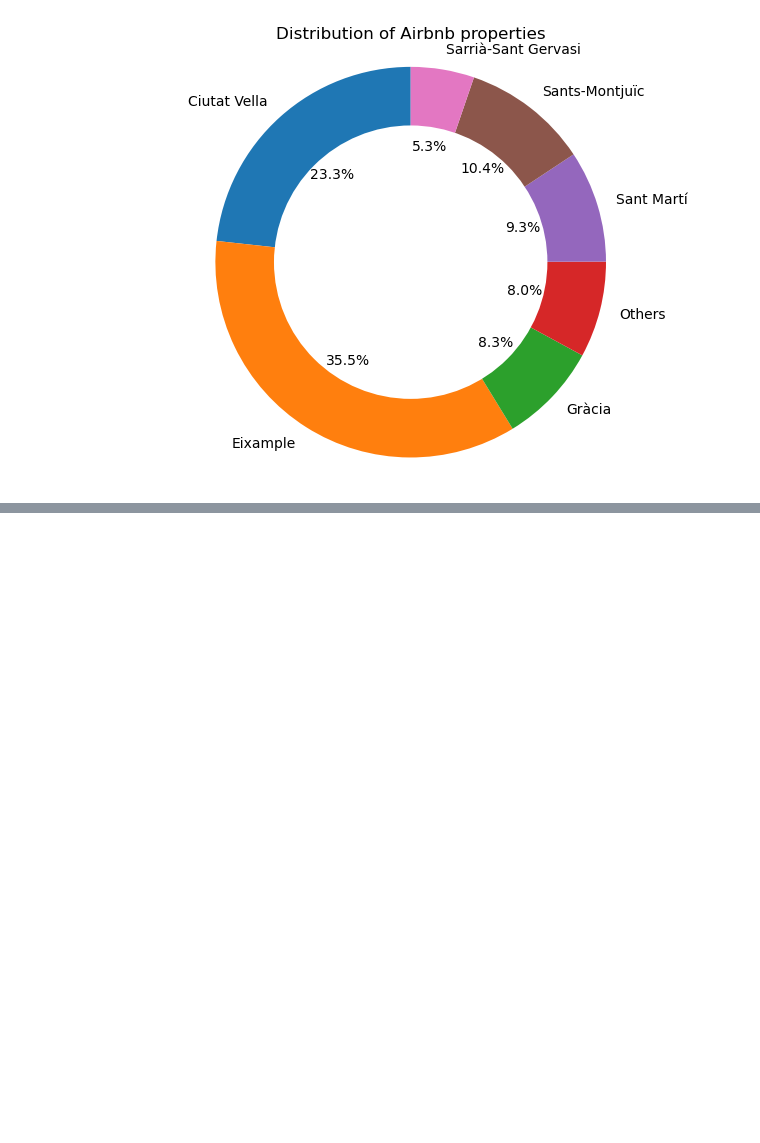
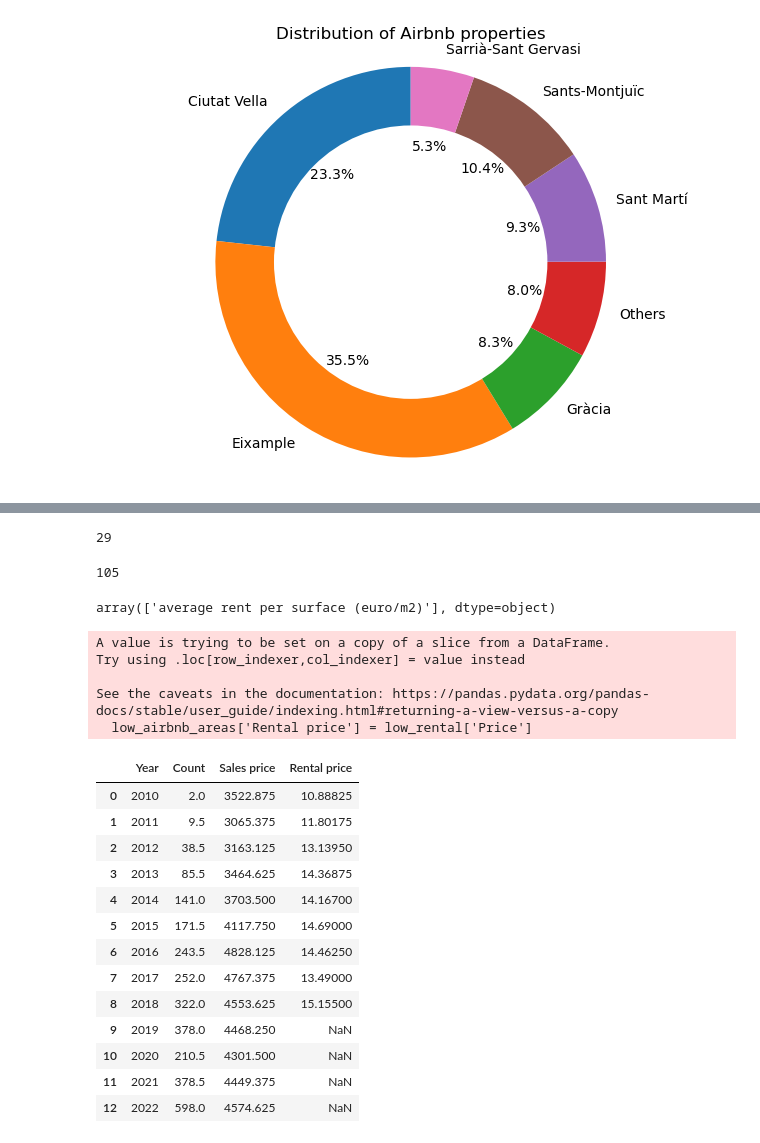
Before and after one commit to DanielColombaro/Smart-Cities, a Jupyter notebook: Barcelona_STR_analysis.ipynb, the cells around one changed output, grey strips where cells are left out. Saved outputs shown, nothing was run; the diff lists cells and outputs as text; code cells hidden in the pictures; blank space fills up the shorter version.

```diff
--- a/Barcelona_STR_analysis.ipynb
+++ b/Barcelona_STR_analysis.ipynb
@@ -676,0 +732,11 @@ plt.show()
+# %%
+len(listings_per_district) # 134
+len(high_airbnb_areas) # 29
+len(low_airbnb_areas) # 105
+# %% [output]
+29
+# %%
+low_airbnb_areas = pd.concat([listings_per_district, high_airbnb_areas]).drop_duplicates(keep=False)
+len(low_airbnb_areas)
+# %% [output]
+105
@@ -676,0 +752,7 @@ plt.show()
+# %%
+high_airbnb_areas['Sales price'] = high_sales['Media annuale']
+low_airbnb_areas['Sales price'] = low_sales['Media annuale']
+# %%
+rental['Average _rent'].unique()
+# %% [output]
+array(['average rent per surface (euro/m2)'], dtype=object)
@@ -676,0 +765,26 @@ plt.show()
+# %%
+high_airbnb_areas['Rental price'] = high_rental['Price']
+low_airbnb_areas['Rental price'] = low_rental['Price']
+# %% [output]
+A value is trying to be set on a copy of a slice from a DataFrame.
+Try using .loc[row_indexer,col_indexer] = value instead
+
+See the caveats in the documentation: https://pandas.pydata.org/pandas-docs/stable/user_guide/indexing.html#returning-a-view-versus-a-copy
+  low_airbnb_areas['Rental price'] = low_rental['Price']
+# %%
+high_airbnb_areas
+# %% [output]
+|  | Year | Count | Sales price | Rental price |
+| 0 | 2010 | 2.0 | 3522.875 | 10.88825 |
+| 1 | 2011 | 9.5 | 3065.375 | 11.80175 |
+| 2 | 2012 | 38.5 | 3163.125 | 13.13950 |
+| 3 | 2013 | 85.5 | 3464.625 | 14.36875 |
+| 4 | 2014 | 141.0 | 3703.500 | 14.16700 |
+| 5 | 2015 | 171.5 | 4117.750 | 14.69000 |
+| 6 | 2016 | 243.5 | 4828.125 | 14.46250 |
+| 7 | 2017 | 252.0 | 4767.375 | 13.49000 |
+| 8 | 2018 | 322.0 | 4553.625 | 15.15500 |
+| 9 | 2019 | 378.0 | 4468.250 | NaN |
+| 10 | 2020 | 210.5 | 4301.500 | NaN |
+| 11 | 2021 | 378.5 | 4449.375 | NaN |
+| 12 | 2022 | 598.0 | 4574.625 | NaN |
```
Also changed, not shown: parts of 14 cells of this notebook.
